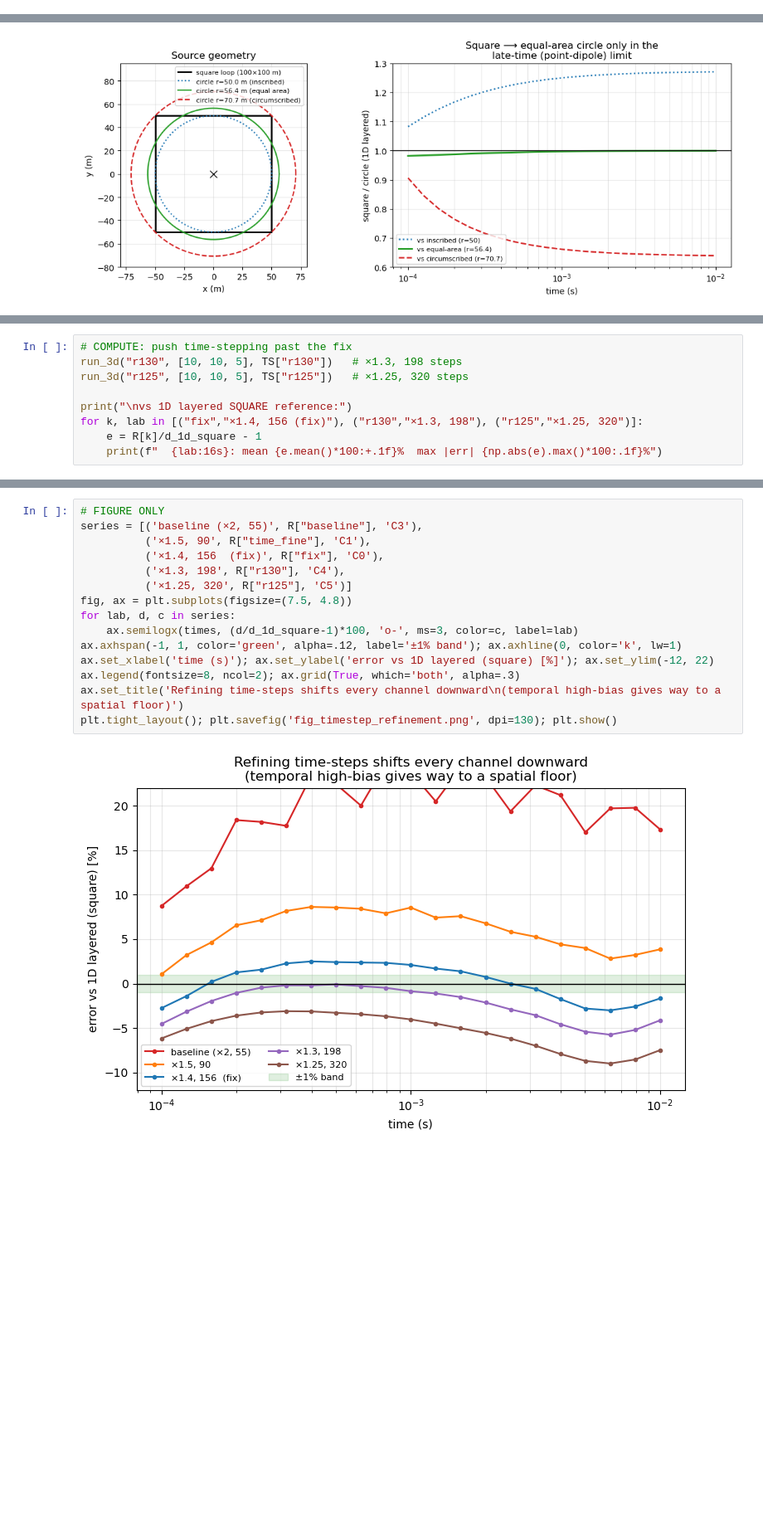
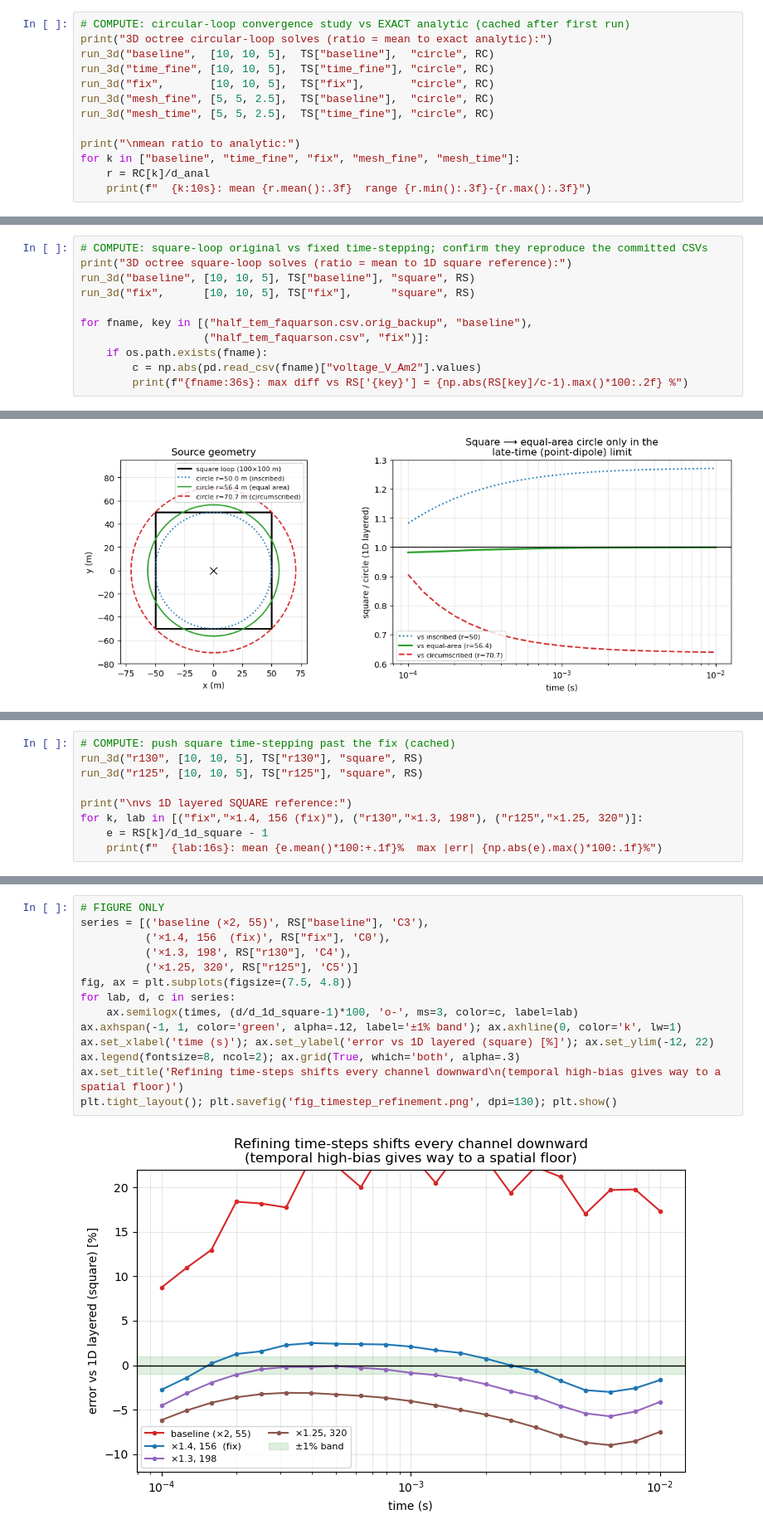
Before and after one commit to lheagy/comparision_tdem_Li_et_al_2017, a Jupyter notebook: halfspace_validation_and_timestep_fix.ipynb, the cells around one changed output, grey strips where cells are left out. Shown at 83% size. Drawn from its saved outputs; the diff is of its cells as text; blank space fills up the shorter version.

```diff
--- a/halfspace_validation_and_timestep_fix.ipynb
+++ b/halfspace_validation_and_timestep_fix.ipynb
@@ -295,0 +341,13 @@ print(f"1D square   loop vs analytic : max error = {np.abs(d_1d_square/d_anal-1)
+# %%
+# COMPUTE: circular-loop convergence study vs EXACT analytic (cached after first run)
+print("3D octree circular-loop solves (ratio = mean to exact analytic):")
+run_3d("baseline",  [10, 10, 5],  TS["baseline"],  "circle", RC)
+run_3d("time_fine", [10, 10, 5],  TS["time_fine"], "circle", RC)
+run_3d("fix",       [10, 10, 5],  TS["fix"],       "circle", RC)
+run_3d("mesh_fine", [5, 5, 2.5],  TS["baseline"],  "circle", RC)
+run_3d("mesh_time", [5, 5, 2.5],  TS["time_fine"], "circle", RC)
+
+print("\nmean ratio to analytic:")
+for k in ["baseline", "time_fine", "fix", "mesh_fine", "mesh_time"]:
+    r = RC[k]/d_anal
+    print(f"  {k:10s}: mean {r.mean():.3f}  range {r.min():.3f}-{r.max():.3f}")
@@ -295,0 +477,11 @@ print(f"1D square   loop vs analytic : max error = {np.abs(d_1d_square/d_anal-1)
+# %%
+# COMPUTE: square-loop original vs fixed time-stepping; confirm they reproduce the committed CSVs
+print("3D octree square-loop solves (ratio = mean to 1D square reference):")
+run_3d("baseline", [10, 10, 5], TS["baseline"], "square", RS)
+run_3d("fix",      [10, 10, 5], TS["fix"],      "square", RS)
+
+for fname, key in [("half_tem_faquarson.csv.orig_backup", "baseline"),
+                   ("half_tem_faquarson.csv", "fix")]:
+    if os.path.exists(fname):
+        c = np.abs(pd.read_csv(fname)["voltage_V_Am2"].values)
+        print(f"{fname:36s}: max diff vs RS['{key}'] = {np.abs(RS[key]/c-1).max()*100:.2f} %")
@@ -366,11 +563,11 @@ Scored against the correct same-geometry reference (1D layered **square** loop):
 fix's great mean is partly a cancellation of a temporal high-bias and a spatial low-bias.
 # %%
-# COMPUTE: push time-stepping past the fix
-run_3d("r130", [10, 10, 5], TS["r130"])   # ×1.3, 198 steps
-run_3d("r125", [10, 10, 5], TS["r125"])   # ×1.25, 320 steps
+# COMPUTE: push square time-stepping past the fix (cached)
+run_3d("r130", [10, 10, 5], TS["r130"], "square", RS)
+run_3d("r125", [10, 10, 5], TS["r125"], "square", RS)
 
 print("\nvs 1D layered SQUARE reference:")
 for k, lab in [("fix","×1.4, 156 (fix)"), ("r130","×1.3, 198"), ("r125","×1.25, 320")]:
-    e = R[k]/d_1d_square - 1
+    e = RS[k]/d_1d_square - 1
     print(f"  {lab:16s}: mean {e.mean()*100:+.1f}%  max |err| {np.abs(e).max()*100:.1f}%")
 # %% [output]
@@ -386,17 +583,16 @@ vs 1D layered SQUARE reference:
 # %%
 # FIGURE ONLY
-series = [('baseline (×2, 55)', R["baseline"], 'C3'),
-          ('×1.5, 90', R["time_fine"], 'C1'),
-          ('×1.4, 156  (fix)', R["fix"], 'C0'),
-          ('×1.3, 198', R["r130"], 'C4'),
-          ('×1.25, 320', R["r125"], 'C5')]
+series = [('baseline (×2, 55)', RS["baseline"], 'C3'),
+          ('×1.4, 156  (fix)', RS["fix"], 'C0'),
+          ('×1.3, 198', RS["r130"], 'C4'),
+          ('×1.25, 320', RS["r125"], 'C5')]
 fig, ax = plt.subplots(figsize=(7.5, 4.8))
 for lab, d, c in series:
     ax.semilogx(times, (d/d_1d_square-1)*100, 'o-', ms=3, color=c, label=lab)
 ax.axhspan(-1, 1, color='green', alpha=.12, label='±1% band'); ax.axhline(0, color='k', lw=1)
 ax.set_xlabel('time (s)'); ax.set_ylabel('error vs 1D layered (square) [%]'); ax.set_ylim(-12, 22)
 ax.legend(fontsize=8, ncol=2); ax.grid(True, which='both', alpha=.3)
 ax.set_title('Refining time-steps shifts every channel downward\n(temporal high-bias gives way to a spatial floor)')
 plt.tight_layout(); plt.savefig('fig_timestep_refinement.png', dpi=130); plt.show()
 # %% [output]
-[figure, old version]
+[figure, new version]
```
Also changed, not shown: parts of 47 cells of this notebook, 13 other files.
